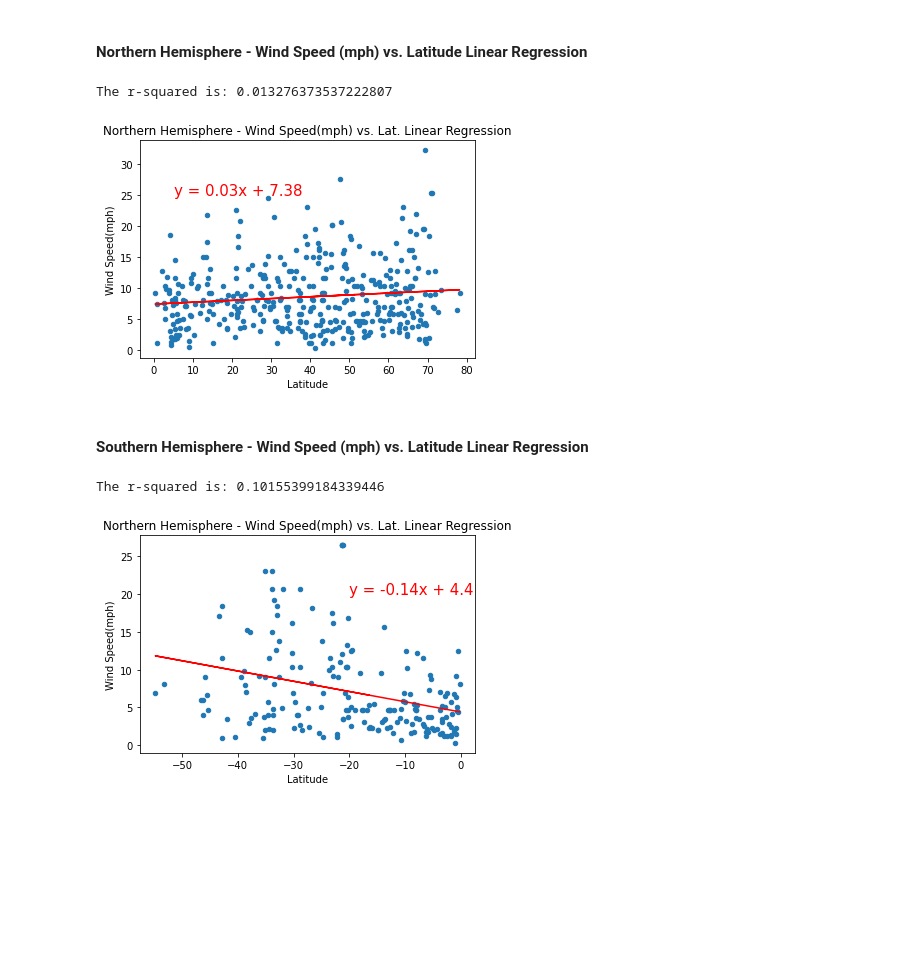
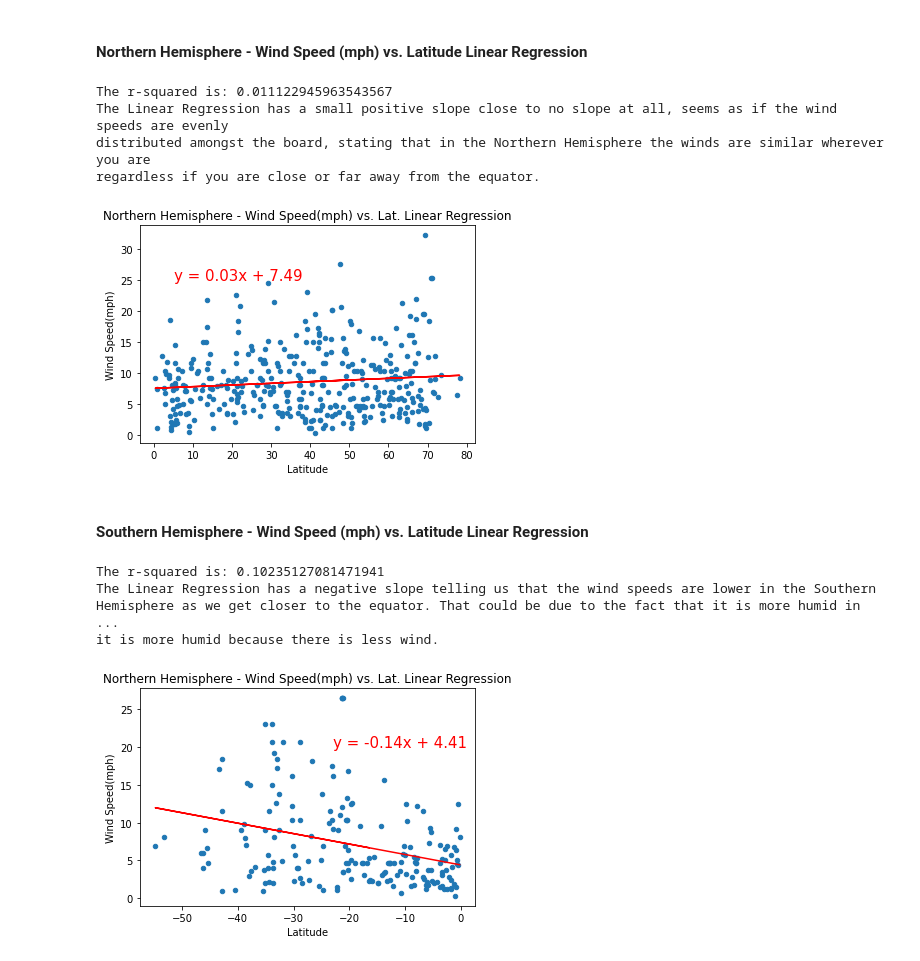
Before and after one commit to chavee07/apis-challenge, a Jupyter notebook: code/WeatherPy.ipynb, the cells around one changed output. Cells and saved outputs as stored; diff of their text form; code cells hidden in the pictures; blank space fills up the shorter version.

```diff
--- a/code/WeatherPy.ipynb
+++ b/code/WeatherPy.ipynb
@@ -208,7 +210,7 @@ Skip this step if there are no cities that have humidity > 100%.
 # %%
 #  Get the indices of cities that have humidity over 100%.
 
-weather_data= weather_data.loc[(weather_data['Max_temp'])<100,:]
+weather_data= weather_data.loc[(weather_data['Humidity'])<100,:]
 
 weather_data
 # %% [output]
@@ -509,34 +533,41 @@ plt.ylabel('Wind Speed(mph)')
 print(f"The r-squared is: {rvalue**2}")
 plt.annotate(line_eq,(5,25),fontsize=15,color="red")
 plt.savefig("../output_data/NorthernHem-LatitudevsWindSpeedLR.png")
+print("The Linear Regression has a small positive slope close to no slope at all, seems as if the wind speeds are evenly \ndistributed amongst the board, stating that in the Northern Hemisphere the winds are similar wherever you are \nregardless if you are close or far away from the equator.")
+
 
 
 plt.show()
 # %% [output]
-The r-squared is: 0.013276373537222807
+The r-squared is: 0.011122945963543567
+The Linear Regression has a small positive slope close to no slope at all, seems as if the wind speeds are evenly
+distributed amongst the board, stating that in the Northern Hemisphere the winds are similar wherever you are
+regardless if you are close or far away from the equator.
-[figure, old version]
+[figure, new version]
 # %% [markdown]
 ####  Southern Hemisphere - Wind Speed (mph) vs. Latitude Linear Regression
 # %%
 x_values = southernhem['Latitude']
 y_values = southernhem['Wind_speed']
 southernhem.plot(kind="scatter", x="Latitude", y="Wind_speed")
 (slope, intercept, rvalue, pvalue, stderr) = stats.linregress(x_values, y_values)
 regress_values = x_values * slope + intercept
 
 line_eq = "y = " + str(round(slope,2)) + "x + " + str(round(intercept,2))
 
 plt.plot(x_values,regress_values,"r-")
-# plt.annotate(line_eq,(10,4),fontsize=15,color="red")
 plt.title("Northern Hemisphere - Wind Speed(mph) vs. Lat. Linear Regression")
 plt.xlabel('Latitude')
 plt.ylabel('Wind Speed(mph)')
 print(f"The r-squared is: {rvalue**2}")
-plt.annotate(line_eq,(-20,20),fontsize=15,color="red")
+plt.annotate(line_eq,(-23,20),fontsize=15,color="red")
 plt.savefig("../output_data/Southernhem-LatitudevsWindSpeedLR.png")
+print("The Linear Regression has a negative slope telling us that the wind speeds are lower in the Southern Hemisphere as we get closer to the equator. That could be due to the fact that it is more humid in these zones, and/or vice versa, \nit is more humid because there is less wind.  ")
 
 
 plt.show()
 # %% [output]
-The r-squared is: 0.10155399184339446
+The r-squared is: 0.10235127081471941
+The Linear Regression has a negative slope telling us that the wind speeds are lower in the Southern Hemisphere as we get closer to the equator. That could be due to the fact that it is more humid in  ...
+it is more humid because there is less wind.
-[figure, old version]
+[figure, new version]
```
Also changed, not shown: parts of 14 cells of this notebook, 13 other files.
